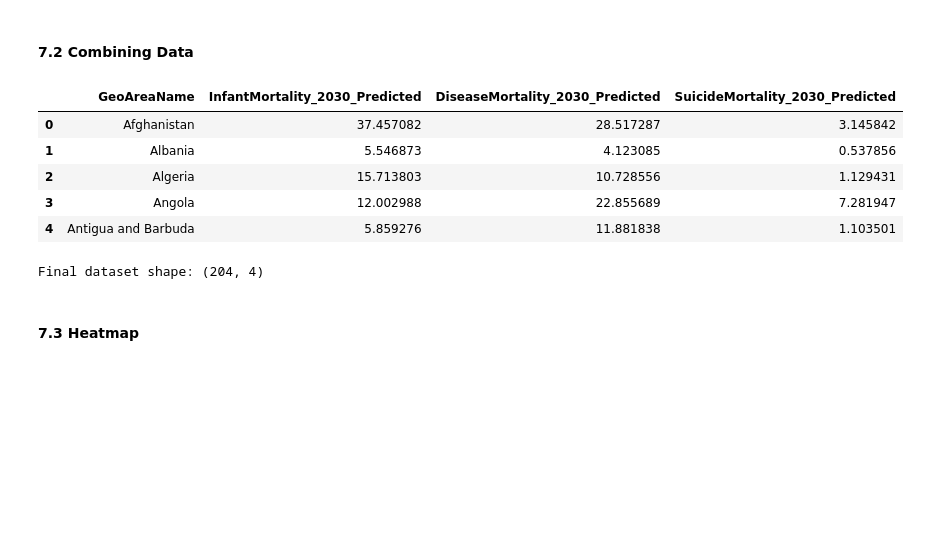
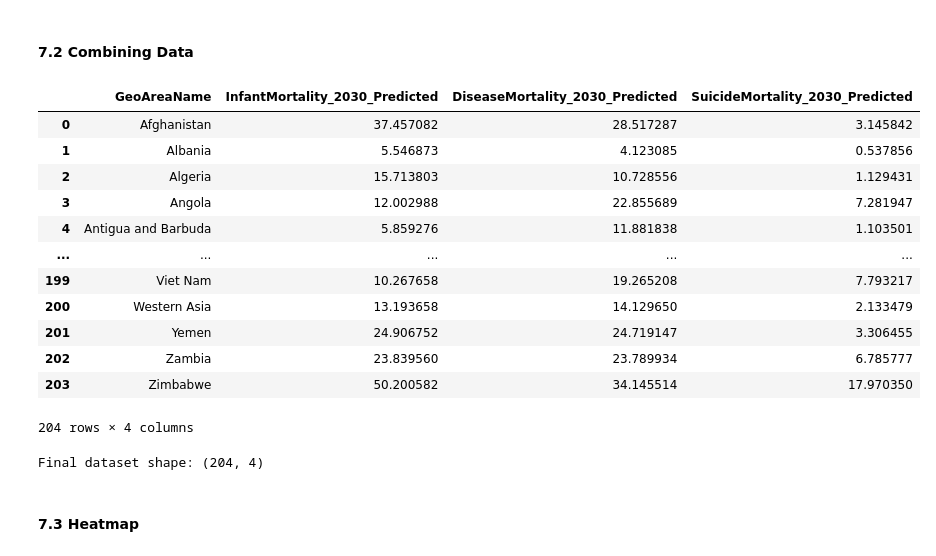
Before and after one commit to frogosorap/SDGReadinessIndex, a Jupyter notebook: Raw_Data/SDG_3_Good_Health_and_Well-Being/Cleaning_SDG_3.ipynb, the cells around one changed output. Cells and saved outputs as stored; diff of their text form; code cells hidden in the pictures; blank space fills up the shorter version.

```diff
--- a/Raw_Data/SDG_3_Good_Health_and_Well-Being/Cleaning_SDG_3.ipynb
+++ b/Raw_Data/SDG_3_Good_Health_and_Well-Being/Cleaning_SDG_3.ipynb
@@ -667,24 +667,31 @@ This simplified structure was used because these projected variables will later
 # %%
 # Merge datasets using only matching countries (inner join)
 
 sdg3_combined_df = (
     infant_2030_df
     .merge(disease_2030_df, on='GeoAreaName', how='inner')
     .merge(suicide_2030_df, on='GeoAreaName', how='inner')
 )
 
 # Display first 5 rows
-display(sdg3_combined_df.head())
+display(sdg3_combined_df)
 
 # Check final shape
 print(f"Final dataset shape: {sdg3_combined_df.shape}")
 # %% [output]
 |  | GeoAreaName | InfantMortality_2030_Predicted | DiseaseMortality_2030_Predicted | SuicideMortality_2030_Predicted |
 | 0 | Afghanistan | 37.457082 | 28.517287 | 3.145842 |
 | 1 | Albania | 5.546873 | 4.123085 | 0.537856 |
 | 2 | Algeria | 15.713803 | 10.728556 | 1.129431 |
 | 3 | Angola | 12.002988 | 22.855689 | 7.281947 |
 | 4 | Antigua and Barbuda | 5.859276 | 11.881838 | 1.103501 |
+| ... | ... | ... | ... | ... |
+| 199 | Viet Nam | 10.267658 | 19.265208 | 7.793217 |
+| 200 | Western Asia | 13.193658 | 14.129650 | 2.133479 |
+| 201 | Yemen | 24.906752 | 24.719147 | 3.306455 |
+| 202 | Zambia | 23.839560 | 23.789934 | 6.785777 |
+| 203 | Zimbabwe | 50.200582 | 34.145514 | 17.970350 |
-Final dataset shape: (204, 4)
+204 rows × 4 columns
+Final dataset shape: (204, 4)
 # %% [markdown]
 #### 7.3 Heatmap
```
Also changed, not shown: 1 other file.
